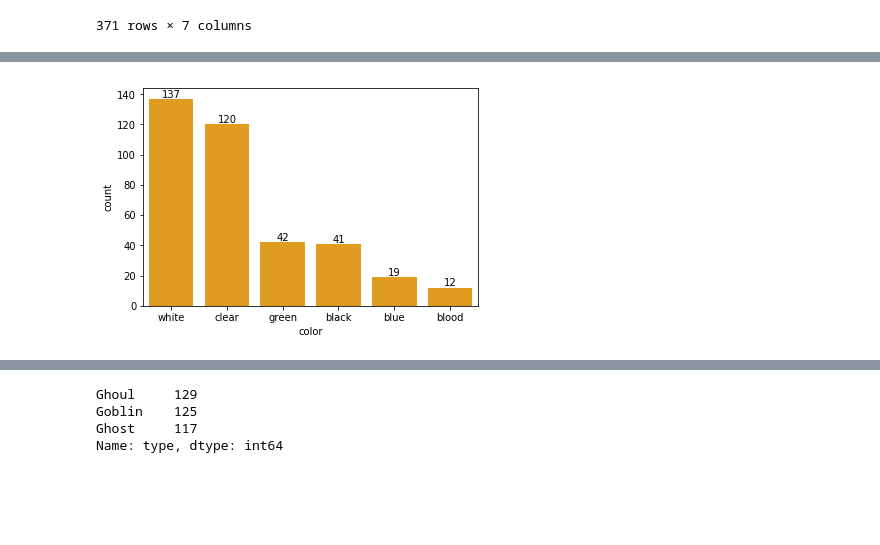
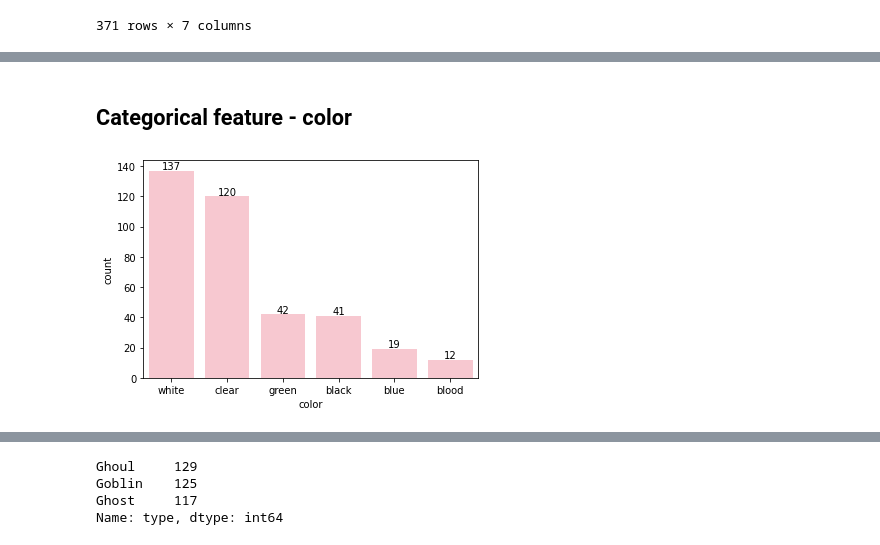
Before and after one commit to Lisstrange/Mini-examples, a Jupyter notebook: ghosts.ipynb, the cells around one changed output, grey strips where cells are left out. Saved outputs shown, nothing was run; the diff lists cells and outputs as text; code cells hidden in the pictures; blank space fills up the shorter version.

```diff
--- a/ghosts.ipynb
+++ b/ghosts.ipynb
@@ -146,9 +168,11 @@ sns.heatmap(corr, annot=True, mask=mask, vmin=-1, vmax=1, cmap='coolwarm', cbar=
+# %% [markdown]
+## Categorical feature - color
 # %%
-ax = sns.countplot(x="color", data=train, order = train['color'].value_counts().index, color = 'orange')
+ax = sns.countplot(x="color", data=train, order = train['color'].value_counts().index, color = 'pink')
 for p in ax.patches:
     ax.annotate('{:}'.format(p.get_height()), (p.get_x()+0.4, p.get_height()+1), ha='center')
 # %% [output]
-[figure, old version]
+[figure, new version]
 # %%
 fig, ax = plt.subplots(1, 3, sharex = True, sharey = True, figsize=(15, 4))
 n = 0
```
Also changed, not shown: parts of 24 cells of this notebook.
